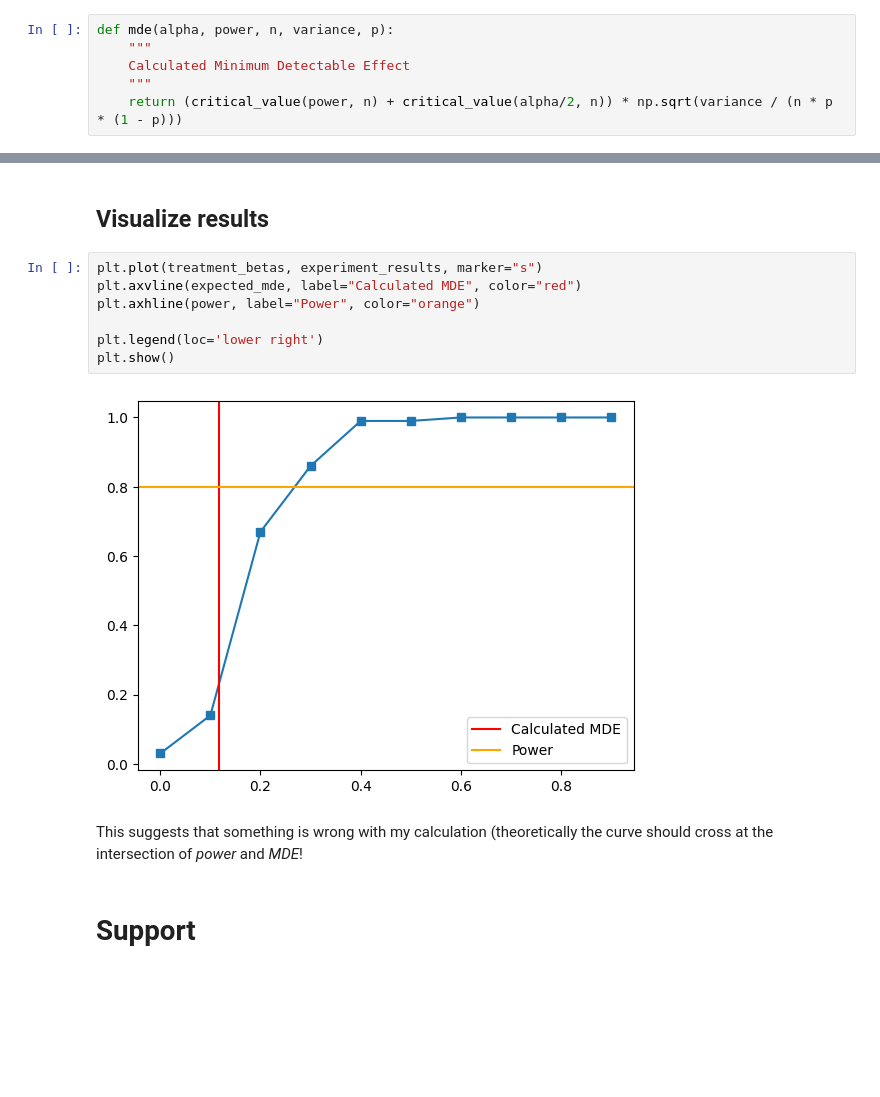
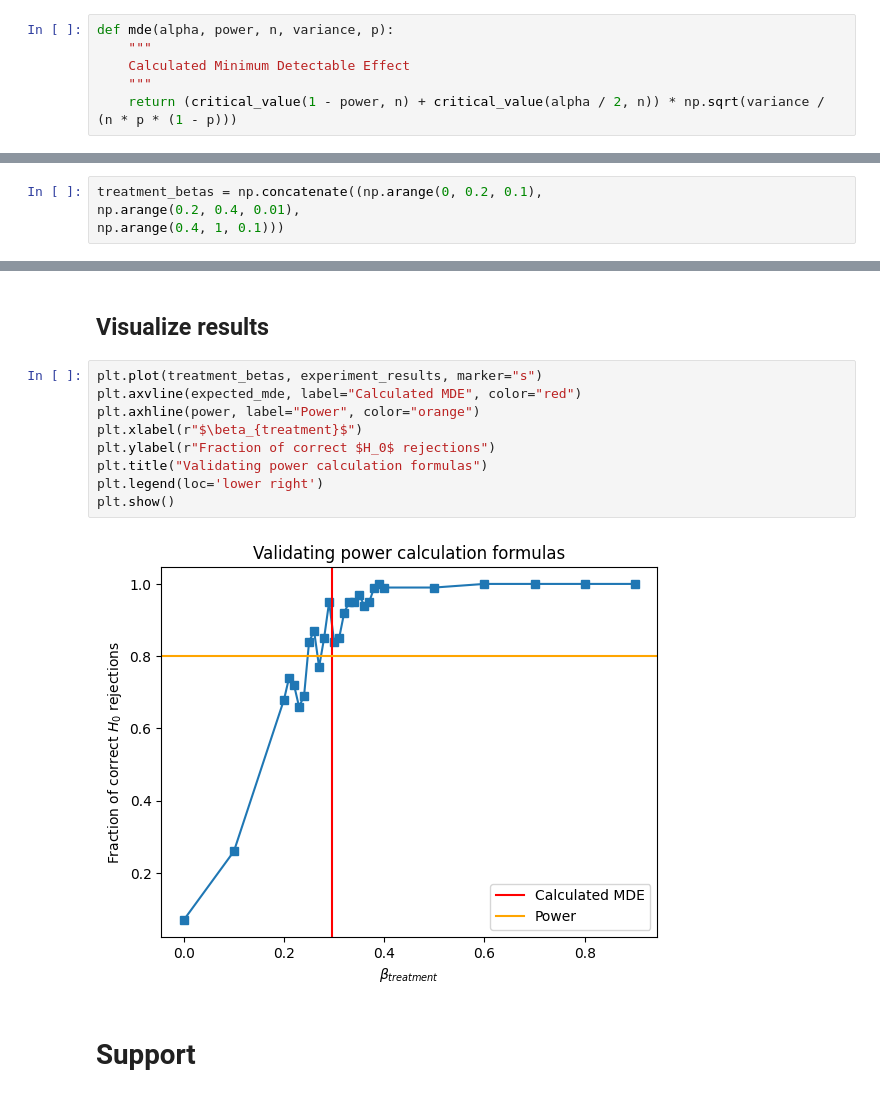
Before and after one commit to paparon96/AllOfStats, a Jupyter notebook: experimental_econ/power_analysis/power_analysis_example.ipynb, the cells around one changed output, grey strips where cells are left out. Drawn from its saved outputs; the diff is of its cells as text; blank space fills up the shorter version.

Commit message:
Fix power calculation formula

```diff
--- a/experimental_econ/power_analysis/power_analysis_example.ipynb
+++ b/experimental_econ/power_analysis/power_analysis_example.ipynb
@@ -19,7 +19,7 @@ def mde(alpha, power, n, variance, p):
     """
     Calculated Minimum Detectable Effect
     """
-    return (critical_value(power, n) + critical_value(alpha/2, n)) * np.sqrt(variance / (n * p * (1 - p)))
+    return (critical_value(1 - power, n) + critical_value(alpha / 2, n)) * np.sqrt(variance / (n * p * (1 - p)))
 # %%
 def standard_error(variance_1, variance_2, n_1, n_2):
     return np.sqrt(variance_1/n_1 + variance_2/n_2)
@@ -82,3 +80,7 @@ treatment_betas = np.arange(0, 1, 0.1)
+# %%
+treatment_betas = np.concatenate((np.arange(0, 0.2, 0.1),
+np.arange(0.2, 0.4, 0.01),
+np.arange(0.4, 1, 0.1)))
 # %%
 experiment_results = []
 for treatment_beta in treatment_betas:
@@ -89,14 +91,14 @@ for treatment_beta in treatment_betas:
 # %%
 plt.plot(treatment_betas, experiment_results, marker="s")
 plt.axvline(expected_mde, label="Calculated MDE", color="red")
 plt.axhline(power, label="Power", color="orange")
-
+plt.xlabel(r"$\beta_{treatment}$")
+plt.ylabel(r"Fraction of correct $H_0$ rejections")
+plt.title("Validating power calculation formulas")
 plt.legend(loc='lower right')
 plt.show()
 # %% [output]
-[figure, old version]
+[figure, new version]
-# %% [markdown]
-This suggests that something is wrong with my calculation (theoretically the curve should cross at the intersection of *power* and *MDE*!
 # %% [markdown]
 # Support
 # %%
```
Also changed, not shown: parts of 5 cells of this notebook.
